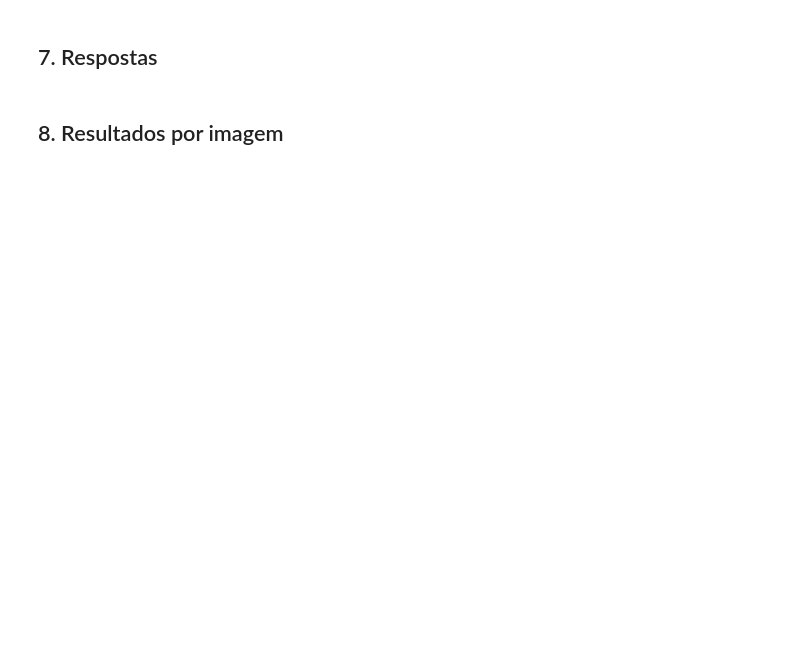
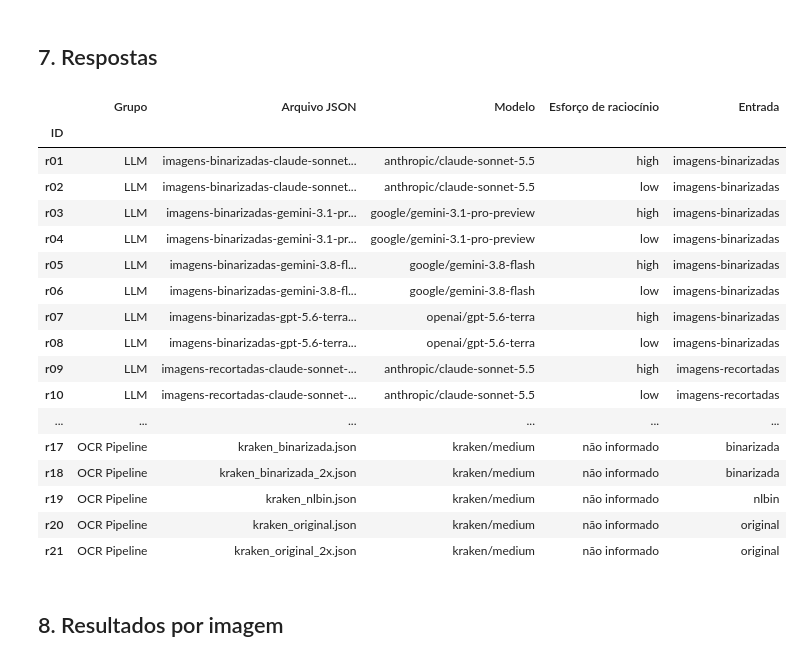
Before and after one commit to fabiolobato/hackathon_ocr_historico, a Jupyter notebook: Transcription_Evaluation.ipynb, the cells around one changed output. Cells and saved outputs as stored; diff of their text form; code cells hidden in the pictures; blank space fills up the shorter version.

```diff
--- a/Transcription_Evaluation.ipynb
+++ b/Transcription_Evaluation.ipynb
@@ -278,8 +403,27 @@ mostrar_grafico(fig_metricas, "Métricas (%)")
 ## 7. Respostas
 # %%
 mostrar_tabela(df_resumo, [
-    "id_resposta", "grupo", "arquivo_respostas", "modelo",
+    "id_resposta", "grupo", "arquivo_respostas", "modelo", "esforco_raciocinio", "entrada",
 ])
+# %% [output]
+|  | Grupo | Arquivo JSON | Modelo | Esforço de raciocínio | Entrada |
+| ID |  |  |  |  |  |
+| r01 | LLM | imagens-binarizadas-claude-sonnet... | anthropic/claude-sonnet-5.5 | high | imagens-binarizadas |
+| r02 | LLM | imagens-binarizadas-claude-sonnet... | anthropic/claude-sonnet-5.5 | low | imagens-binarizadas |
+| r03 | LLM | imagens-binarizadas-gemini-3.1-pr... | google/gemini-3.1-pro-preview | high | imagens-binarizadas |
+| r04 | LLM | imagens-binarizadas-gemini-3.1-pr... | google/gemini-3.1-pro-preview | low | imagens-binarizadas |
+| r05 | LLM | imagens-binarizadas-gemini-3.8-fl... | google/gemini-3.8-flash | high | imagens-binarizadas |
+| r06 | LLM | imagens-binarizadas-gemini-3.8-fl... | google/gemini-3.8-flash | low | imagens-binarizadas |
+| r07 | LLM | imagens-binarizadas-gpt-5.6-terra... | openai/gpt-5.6-terra | high | imagens-binarizadas |
+| r08 | LLM | imagens-binarizadas-gpt-5.6-terra... | openai/gpt-5.6-terra | low | imagens-binarizadas |
+| r09 | LLM | imagens-recortadas-claude-sonnet-... | anthropic/claude-sonnet-5.5 | high | imagens-recortadas |
+| r10 | LLM | imagens-recortadas-claude-sonnet-... | anthropic/claude-sonnet-5.5 | low | imagens-recortadas |
+| ... | ... | ... | ... | ... | ... |
+| r17 | OCR Pipeline | kraken_binarizada.json | kraken/medium | não informado | binarizada |
+| r18 | OCR Pipeline | kraken_binarizada_2x.json | kraken/medium | não informado | binarizada |
+| r19 | OCR Pipeline | kraken_nlbin.json | kraken/medium | não informado | nlbin |
+| r20 | OCR Pipeline | kraken_original.json | kraken/medium | não informado | original |
+| r21 | OCR Pipeline | kraken_original_2x.json | kraken/medium | não informado | original |
 # %% [markdown]
 ## 8. Resultados por imagem
 # %%
```
Also changed, not shown: parts of 11 cells of this notebook.
